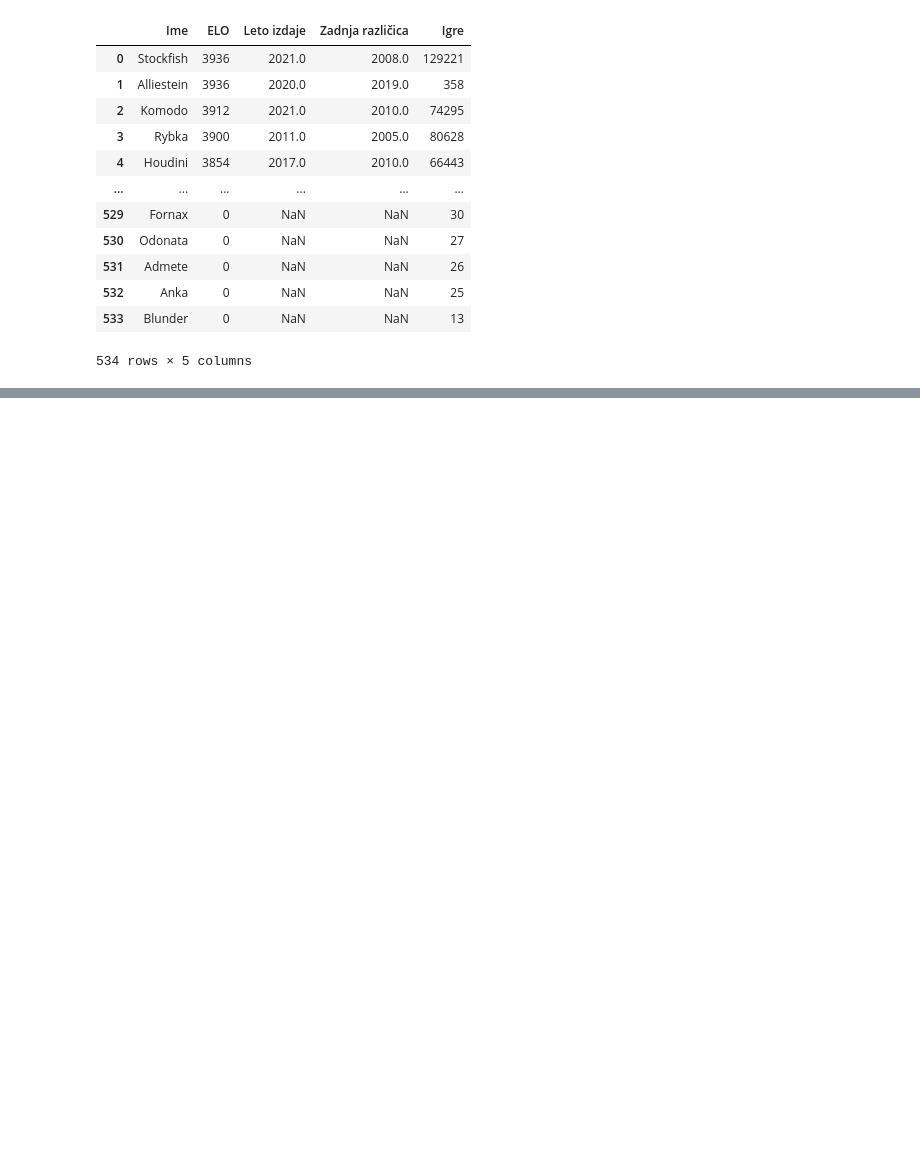
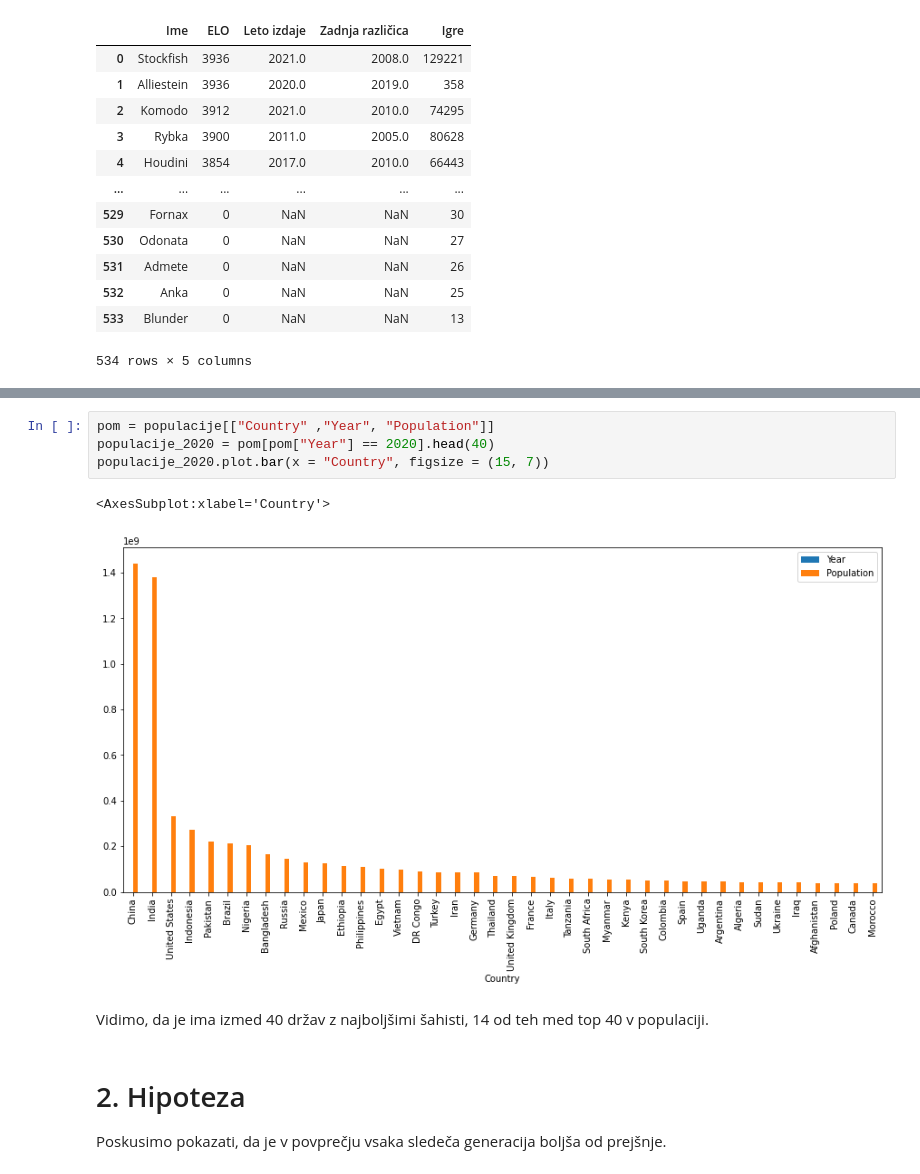
Before and after one commit to UrosKosmac123/Sahisti-sveta, a Jupyter notebook: Analiza.ipynb, the cells around one changed output, grey strips where cells are left out. Drawn from its saved outputs; the diff is of its cells as text; blank space fills up the shorter version.

Commit message:
2. hipoteza

```diff
--- a/Analiza.ipynb
+++ b/Analiza.ipynb
@@ -104,0 +172,13 @@ classical = sahisti[["Ime", ]
+# %%
+pom = populacije[["Country" ,"Year", "Population"]]
+populacije_2020 = pom[pom["Year"] == 2020].head(40)
+populacije_2020.plot.bar(x = "Country", figsize = (15, 7))
+# %% [output]
+<AxesSubplot:xlabel='Country'>
+[figure, added]
+# %% [markdown]
+Vidimo, da je ima izmed 40 držav z najboljšimi šahisti, 14 od teh med top 40 v populaciji.
+# %% [markdown]
+# 2. Hipoteza
+
+Poskusimo pokazati, da je v povprečju vsaka sledeča generacija boljša od prejšnje.
```
Also changed, not shown: parts of 20 cells of this notebook, 3 other files.
